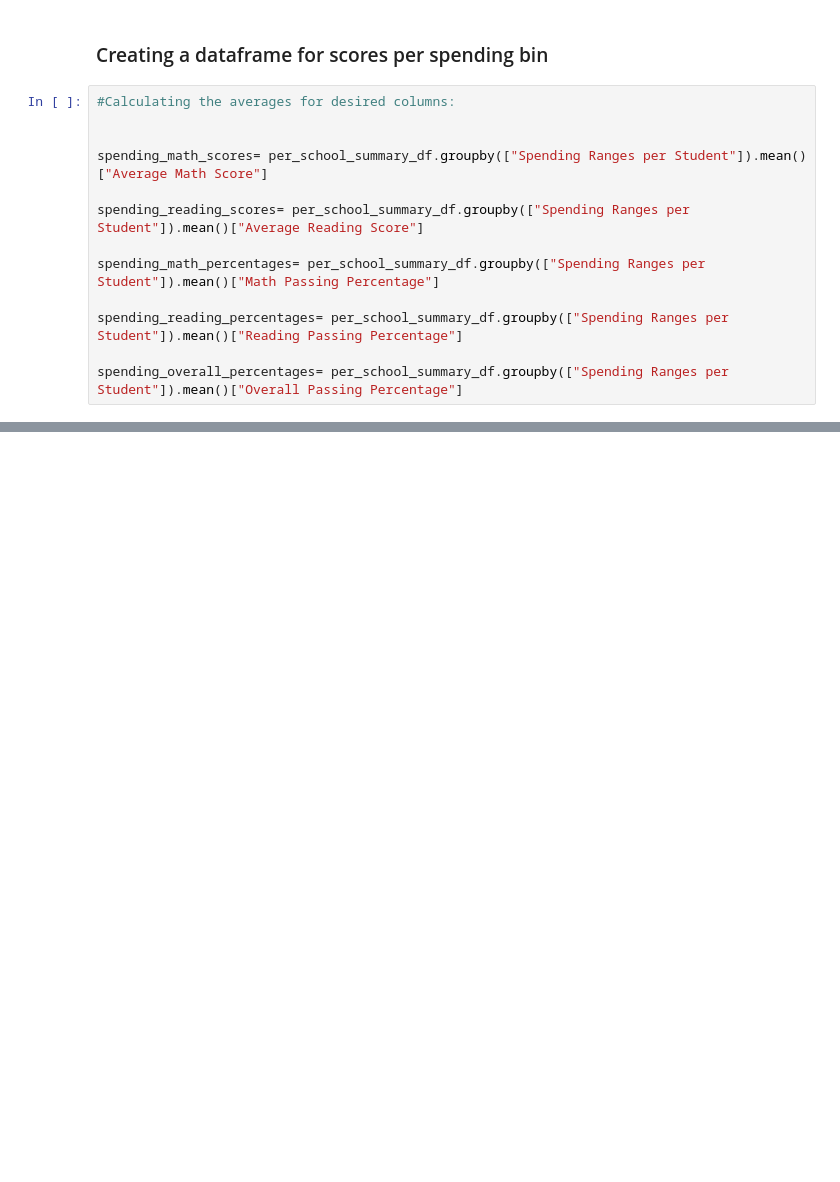
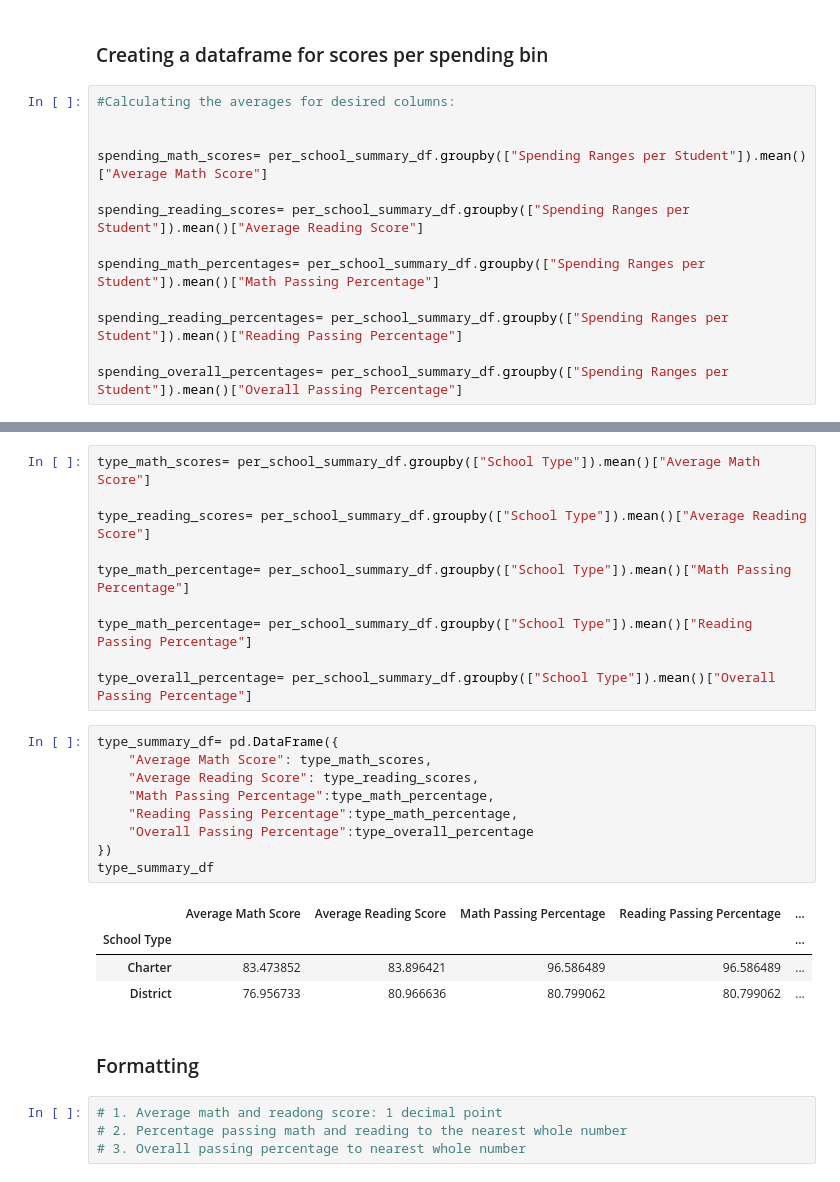
Before and after one commit to SoumyaAbraham/School_District_Analysis, a Jupyter notebook: PyCitySchools.ipynb, the cells around one changed output, grey strips where cells are left out. Saved outputs shown, nothing was run; the diff lists cells and outputs as text; blank space fills up the shorter version.

Commit message:
type_summary_df added

```diff
--- a/PyCitySchools.ipynb
+++ b/PyCitySchools.ipynb
@@ -1497,0 +1519,30 @@ size_summary_df
+# %%
+type_math_scores= per_school_summary_df.groupby(["School Type"]).mean()["Average Math Score"]
+
+type_reading_scores= per_school_summary_df.groupby(["School Type"]).mean()["Average Reading Score"]
+
+type_math_percentage= per_school_summary_df.groupby(["School Type"]).mean()["Math Passing Percentage"]
+
+type_math_percentage= per_school_summary_df.groupby(["School Type"]).mean()["Reading Passing Percentage"]
+
+type_overall_percentage= per_school_summary_df.groupby(["School Type"]).mean()["Overall Passing Percentage"]
+# %%
+type_summary_df= pd.DataFrame({
+    "Average Math Score": type_math_scores,
+    "Average Reading Score": type_reading_scores,
+    "Math Passing Percentage":type_math_percentage,
+    "Reading Passing Percentage":type_math_percentage,
+    "Overall Passing Percentage":type_overall_percentage
+})
+type_summary_df
+# %% [output]
+|  | Average Math Score | Average Reading Score | Math Passing Percentage | Reading Passing Percentage | ... |
+| School Type |  |  |  |  | ... |
+| Charter | 83.473852 | 83.896421 | 96.586489 | 96.586489 | ... |
+| District | 76.956733 | 80.966636 | 80.799062 | 80.799062 | ... |
+# %% [markdown]
+### Formatting
+# %%
+# 1. Average math and readong score: 1 decimal point
+# 2. Percentage passing math and reading to the nearest whole number
+# 3. Overall passing percentage to nearest whole number
```
Also changed, not shown: parts of 37 cells of this notebook.
